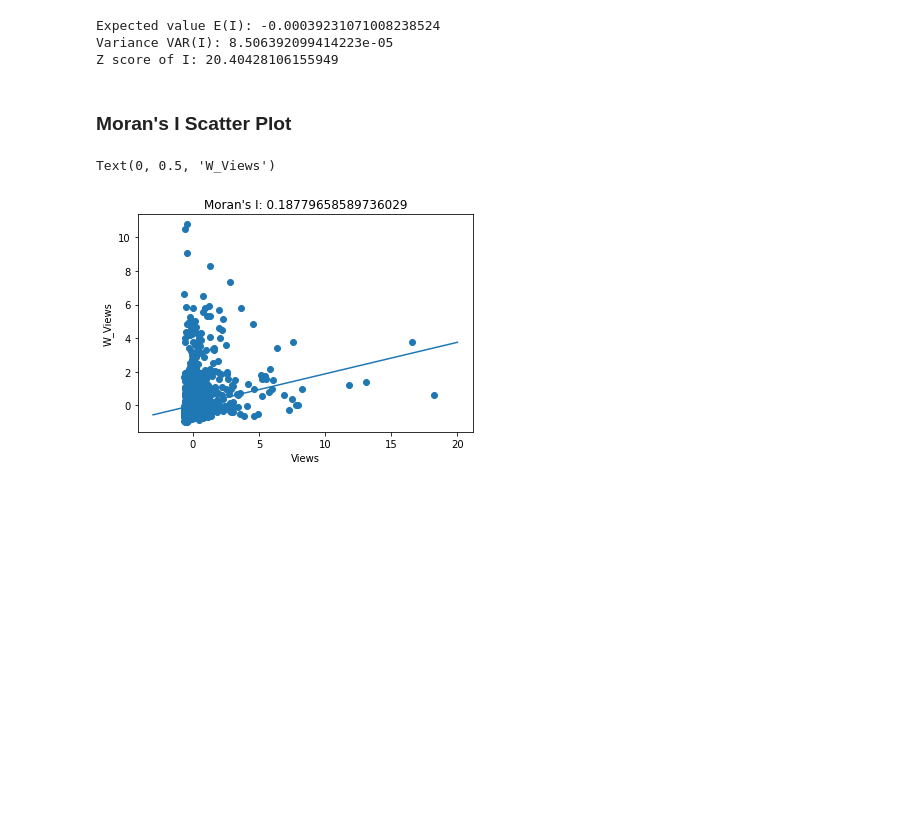
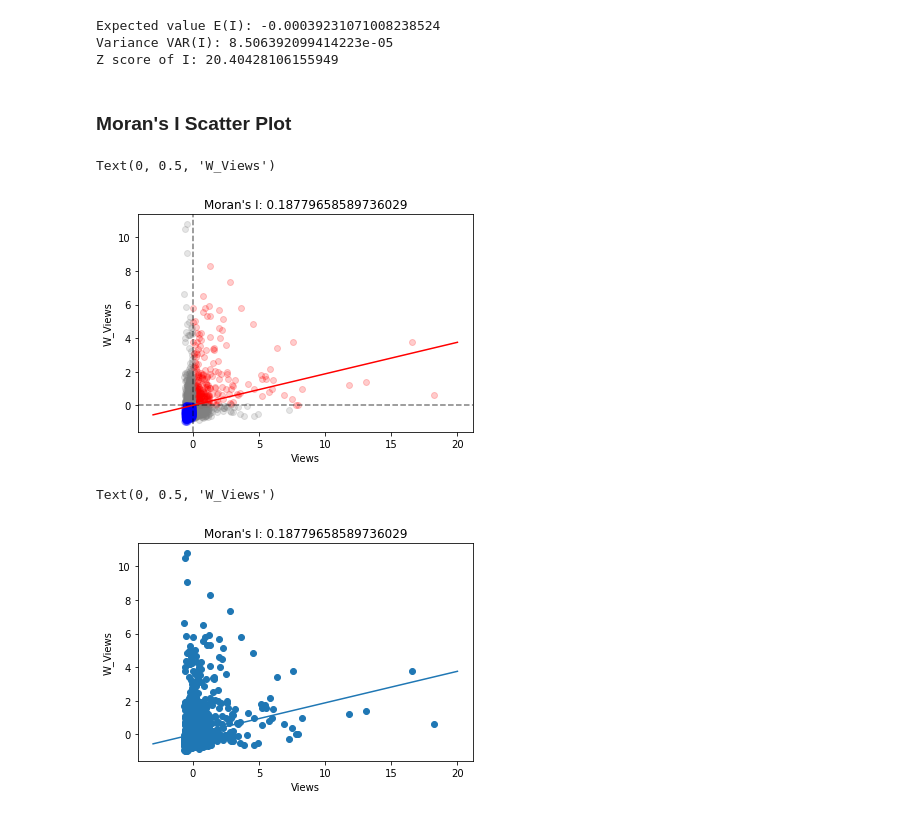
Before and after one commit to yatshunlee/ted-analysis, a Jupyter notebook: generate_network_analysis.ipynb, the cells around one changed output. Saved outputs shown, nothing was run; the diff lists cells and outputs as text; code cells hidden in the pictures; blank space fills up the shorter version.

```diff
--- a/generate_network_analysis.ipynb
+++ b/generate_network_analysis.ipynb
@@ -226,3 +240,46 @@ normalized_avg_list = [(ele-np.mean(avg_list))/np.std(avg_list) for ele in avg_l
+# %%
+normalized_views = [(ele-np.mean(views_series.values))/np.std(views_series.values) for ele in views_series.values]
+normalized_avg_list = [(ele-np.mean(avg_list))/np.std(avg_list) for ele in avg_list]
+
+# transform into numpy array
+normalized_views = np.array(normalized_views)
+normalized_avg_list = np.array(normalized_avg_list)
+
+# HH
+hh_idx = np.intersect1d(np.where((np.array(normalized_views)>0)),np.where((np.array(normalized_avg_list)>0)))
+# low values surrounded by high values (outliers)
+lh_idx = np.intersect1d(np.where((np.array(normalized_views)<=0)),np.where((np.array(normalized_avg_list)>0)))
+# high values surrounded by low values (outliers)
+hl_idx = np.intersect1d(np.where((np.array(normalized_views)>0)),np.where((np.array(normalized_avg_list)<=0)))
+# LL
+ll_idx = np.intersect1d(np.where((np.array(normalized_views)<=0)),np.where((np.array(normalized_avg_list)<=0)))
+
+# plot different regions: High-High, High-Low, Low-High, Low-Low
+plt.scatter(normalized_views[hh_idx],normalized_avg_list[hh_idx],
+            color='red',alpha=0.2)
+plt.scatter(normalized_views[lh_idx],normalized_avg_list[lh_idx],
+            color='gray',alpha=0.2)
+plt.scatter(normalized_views[hl_idx],normalized_avg_list[hl_idx],
+            color='gray',alpha=0.2)
+plt.scatter(normalized_views[ll_idx],normalized_avg_list[ll_idx],
+            color='blue',alpha=0.2)
+
+# separate the graph into 4 quartiles
+plt.axvline(x=0,linestyle='--',color='k',alpha=0.5)
+plt.axhline(y=0,linestyle='--',color='k',alpha=0.5)
+
+# plot moran's I
+x = np.linspace(-3,20,100)
+y = moransI*x
+plt.plot(x,y,color='red')
+
+# layout
+plt.title(f'Moran\'s I: {moransI}')
+plt.xlabel('Views')
+plt.ylabel('W_Views')
+# %% [output]
+Text(0, 0.5, 'W_Views')
+[figure, added]
 # %%
 plt.scatter(normalized_views,normalized_avg_list)
 
```
Also changed, not shown: parts of 5 cells of this notebook.
